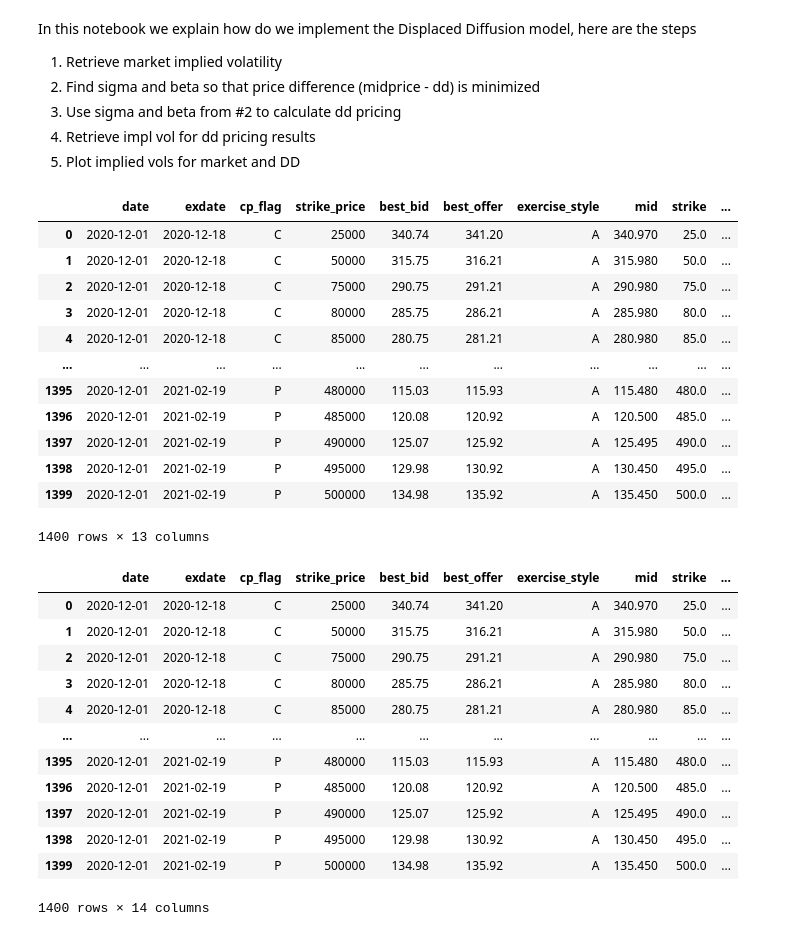
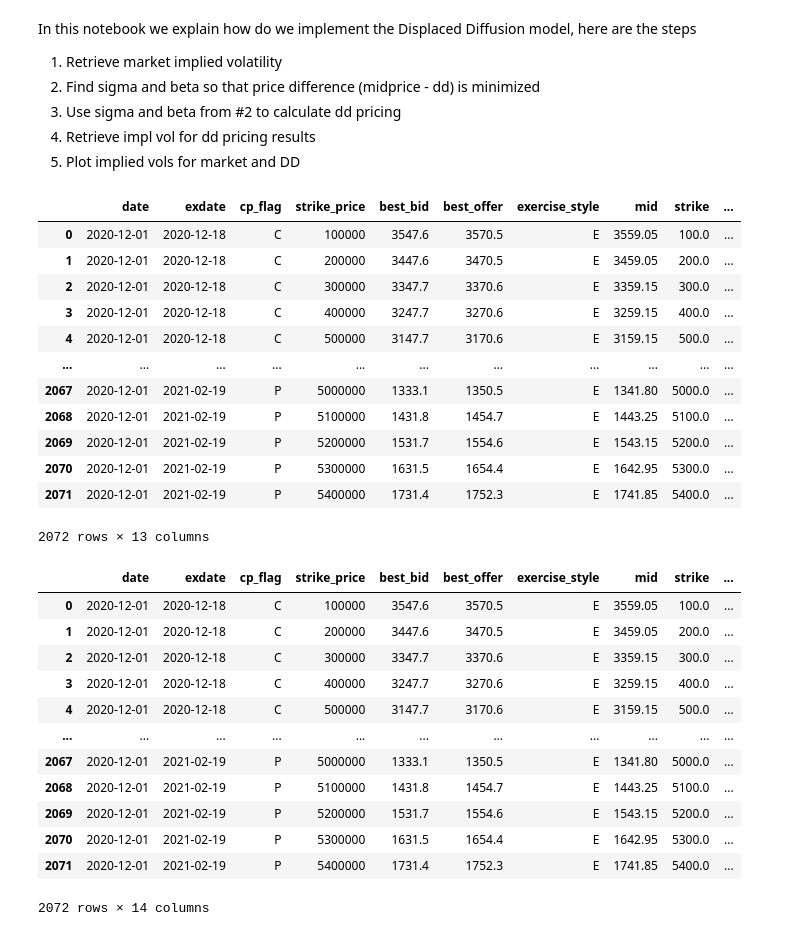
Before and after one commit to andreignatius/stochastic-calculus, a Jupyter notebook: Part 2 - Model Calibration/dd_calibration.ipynb, the cells around one changed output. Drawn from its saved outputs; the diff is of its cells as text; code cells hidden in the pictures.

```diff
--- a/Part 2 - Model Calibration/dd_calibration.ipynb
+++ b/Part 2 - Model Calibration/dd_calibration.ipynb
@@ -65,65 +96,65 @@ def black_scholes_put(S, K, r, sigma, T):
     return K*np.exp(-r*T)*norm.cdf(-d2) - S*norm.cdf(-d1)
 # %%
 #Read SPX data
-filename = 'SPY_options'
+filename = 'SPX_options'
 df = pd.read_csv(f'{filename}.csv')
 df['mid'] = 0.5*(df['best_bid'] + df['best_offer'])
 df['strike'] = df['strike_price']*0.001
 df['payoff'] = df['cp_flag'].map(lambda x: 'call' if x == 'C' else 'put')
 df['date'] = pd.to_datetime(df['date'], format='%Y%m%d')
 df['exdate'] = pd.to_datetime(df['exdate'], format='%Y%m%d')
 df['days_to_expiry'] = (df['exdate'] - df['date']).dt.days
 df['years_to_expiry'] = df['days_to_expiry']/365
 
 #setup rates calculator
 rates_df = pd.read_csv('zero_rates_20201201.csv')
 rate_interpolate = interp1d(rates_df['days'], rates_df['rate'])
 df['rates'] = rate_interpolate(df['days_to_expiry']) / 100.0 #make it in fractions so i dont forget
 try:
     if filename.lower() == 'spy_options':
         S = 366.02
     elif filename.lower() == 'spx_options':
         S = 3662.45
     else:
         raise NameError('unknown input file')
 except Exception as e:
     print(e)
 
 df
 # %% [output]
 |  | date | exdate | cp_flag | strike_price | best_bid | best_offer | exercise_style | mid | strike | ... |
-| 0 | 2020-12-01 | 2020-12-18 | C | 25000 | 340.74 | 341.20 | A | 340.970 | 25.0 | ... |
-| 1 | 2020-12-01 | 2020-12-18 | C | 50000 | 315.75 | 316.21 | A | 315.980 | 50.0 | ... |
-| 2 | 2020-12-01 | 2020-12-18 | C | 75000 | 290.75 | 291.21 | A | 290.980 | 75.0 | ... |
-| 3 | 2020-12-01 | 2020-12-18 | C | 80000 | 285.75 | 286.21 | A | 285.980 | 80.0 | ... |
-| 4 | 2020-12-01 | 2020-12-18 | C | 85000 | 280.75 | 281.21 | A | 280.980 | 85.0 | ... |
+| 0 | 2020-12-01 | 2020-12-18 | C | 100000 | 3547.6 | 3570.5 | E | 3559.05 | 100.0 | ... |
+| 1 | 2020-12-01 | 2020-12-18 | C | 200000 | 3447.6 | 3470.5 | E | 3459.05 | 200.0 | ... |
+| 2 | 2020-12-01 | 2020-12-18 | C | 300000 | 3347.7 | 3370.6 | E | 3359.15 | 300.0 | ... |
+| 3 | 2020-12-01 | 2020-12-18 | C | 400000 | 3247.7 | 3270.6 | E | 3259.15 | 400.0 | ... |
+| 4 | 2020-12-01 | 2020-12-18 | C | 500000 | 3147.7 | 3170.6 | E | 3159.15 | 500.0 | ... |
 | ... | ... | ... | ... | ... | ... | ... | ... | ... | ... | ... |
-| 1395 | 2020-12-01 | 2021-02-19 | P | 480000 | 115.03 | 115.93 | A | 115.480 | 480.0 | ... |
-| 1396 | 2020-12-01 | 2021-02-19 | P | 485000 | 120.08 | 120.92 | A | 120.500 | 485.0 | ... |
-| 1397 | 2020-12-01 | 2021-02-19 | P | 490000 | 125.07 | 125.92 | A | 125.495 | 490.0 | ... |
-| 1398 | 2020-12-01 | 2021-02-19 | P | 495000 | 129.98 | 130.92 | A | 130.450 | 495.0 | ... |
-| 1399 | 2020-12-01 | 2021-02-19 | P | 500000 | 134.98 | 135.92 | A | 135.450 | 500.0 | ... |
+| 2067 | 2020-12-01 | 2021-02-19 | P | 5000000 | 1333.1 | 1350.5 | E | 1341.80 | 5000.0 | ... |
+| 2068 | 2020-12-01 | 2021-02-19 | P | 5100000 | 1431.8 | 1454.7 | E | 1443.25 | 5100.0 | ... |
+| 2069 | 2020-12-01 | 2021-02-19 | P | 5200000 | 1531.7 | 1554.6 | E | 1543.15 | 5200.0 | ... |
+| 2070 | 2020-12-01 | 2021-02-19 | P | 5300000 | 1631.5 | 1654.4 | E | 1642.95 | 5300.0 | ... |
+| 2071 | 2020-12-01 | 2021-02-19 | P | 5400000 | 1731.4 | 1752.3 | E | 1741.85 | 5400.0 | ... |
-1400 rows × 13 columns
+2072 rows × 13 columns
 # %%
 #ADD IMPLIED MARKET VOLATILITY
 df['vols'] = df.apply(lambda x: implied_volatility(S, x['strike'], x['rates'], x['mid'], x['years_to_expiry'], x['payoff']),axis=1)
 #df.dropna(inplace=True)
-df
+#df
 #implied_volatility(S,100.0,0.001255,0.025,0.046575,'put')
 # %% [output]
 |  | date | exdate | cp_flag | strike_price | best_bid | best_offer | exercise_style | mid | strike | ... |
-| 0 | 2020-12-01 | 2020-12-18 | C | 25000 | 340.74 | 341.20 | A | 340.970 | 25.0 | ... |
-| 1 | 2020-12-01 | 2020-12-18 | C | 50000 | 315.75 | 316.21 | A | 315.980 | 50.0 | ... |
-| 2 | 2020-12-01 | 2020-12-18 | C | 75000 | 290.75 | 291.21 | A | 290.980 | 75.0 | ... |
-| 3 | 2020-12-01 | 2020-12-18 | C | 80000 | 285.75 | 286.21 | A | 285.980 | 80.0 | ... |
-| 4 | 2020-12-01 | 2020-12-18 | C | 85000 | 280.75 | 281.21 | A | 280.980 | 85.0 | ... |
+| 0 | 2020-12-01 | 2020-12-18 | C | 100000 | 3547.6 | 3570.5 | E | 3559.05 | 100.0 | ... |
+| 1 | 2020-12-01 | 2020-12-18 | C | 200000 | 3447.6 | 3470.5 | E | 3459.05 | 200.0 | ... |
+| 2 | 2020-12-01 | 2020-12-18 | C | 300000 | 3347.7 | 3370.6 | E | 3359.15 | 300.0 | ... |
+| 3 | 2020-12-01 | 2020-12-18 | C | 400000 | 3247.7 | 3270.6 | E | 3259.15 | 400.0 | ... |
+| 4 | 2020-12-01 | 2020-12-18 | C | 500000 | 3147.7 | 3170.6 | E | 3159.15 | 500.0 | ... |
 | ... | ... | ... | ... | ... | ... | ... | ... | ... | ... | ... |
-| 1395 | 2020-12-01 | 2021-02-19 | P | 480000 | 115.03 | 115.93 | A | 115.480 | 480.0 | ... |
-| 1396 | 2020-12-01 | 2021-02-19 | P | 485000 | 120.08 | 120.92 | A | 120.500 | 485.0 | ... |
-| 1397 | 2020-12-01 | 2021-02-19 | P | 490000 | 125.07 | 125.92 | A | 125.495 | 490.0 | ... |
-| 1398 | 2020-12-01 | 2021-02-19 | P | 495000 | 129.98 | 130.92 | A | 130.450 | 495.0 | ... |
-| 1399 | 2020-12-01 | 2021-02-19 | P | 500000 | 134.98 | 135.92 | A | 135.450 | 500.0 | ... |
+| 2067 | 2020-12-01 | 2021-02-19 | P | 5000000 | 1333.1 | 1350.5 | E | 1341.80 | 5000.0 | ... |
+| 2068 | 2020-12-01 | 2021-02-19 | P | 5100000 | 1431.8 | 1454.7 | E | 1443.25 | 5100.0 | ... |
+| 2069 | 2020-12-01 | 2021-02-19 | P | 5200000 | 1531.7 | 1554.6 | E | 1543.15 | 5200.0 | ... |
+| 2070 | 2020-12-01 | 2021-02-19 | P | 5300000 | 1631.5 | 1654.4 | E | 1642.95 | 5300.0 | ... |
+| 2071 | 2020-12-01 | 2021-02-19 | P | 5400000 | 1731.4 | 1752.3 | E | 1741.85 | 5400.0 | ... |
-1400 rows × 14 columns
+2072 rows × 14 columns
 # %%
 #create market DF for each timestamp
 days_to_expiry  = sorted(df['days_to_expiry'].unique())
```
Also changed, not shown: parts of 12 cells of this notebook.
